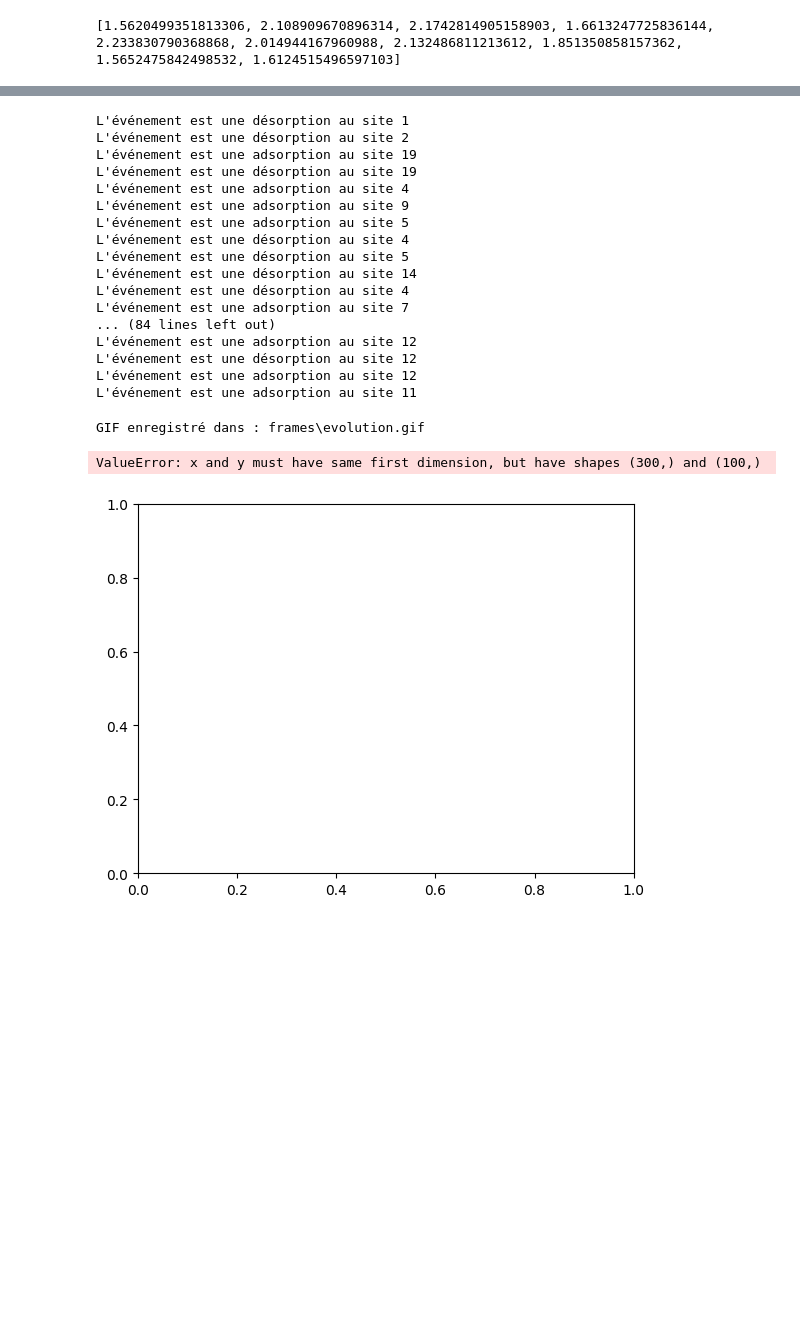
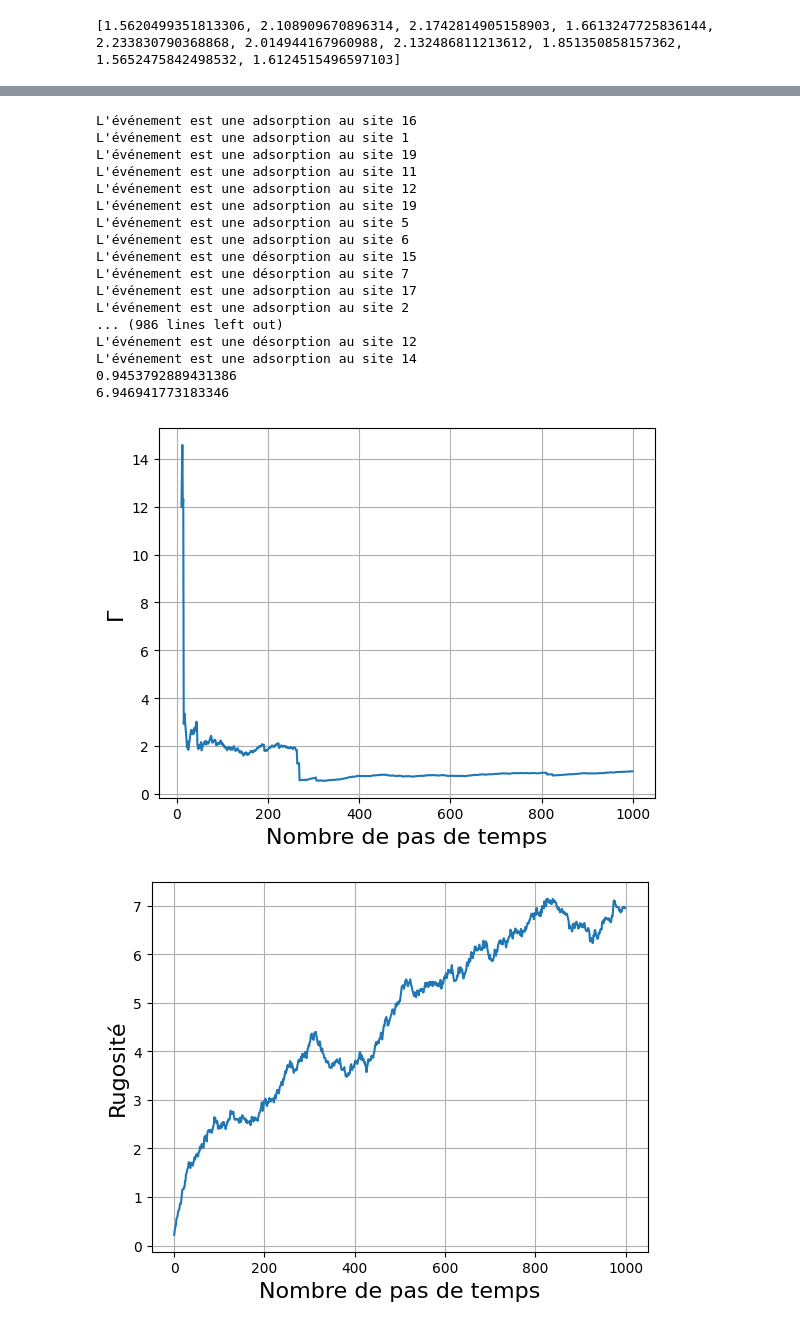
Before and after one commit to gabriel-valsorda/Projet_3_PHS3903, a Jupyter notebook: tests.ipynb, the cells around one changed output, grey strips where cells are left out. Cells and saved outputs as stored; diff of their text form; code cells hidden in the pictures; blank space fills up the shorter version.

```diff
--- a/tests.ipynb
+++ b/tests.ipynb
@@ -169,45 +159,47 @@ fig.show()
 # %%
+nb_passimu=1000
 x=20
-y=50
-hauteur_substrat=10
+y=100
+hauteur_substrat=20
 grid = domain.create_grid(x,y,hauteur_substrat)
 interpreter.save_graph(grid,0,0)
-a,b,c=KMC2D(grid,liste_kT[0],liste_deltamu[0],nb_pas_temps,True,True,True)
+a,b,c=KMC2D(grid,liste_kT[-1],liste_deltamu[-1],nb_passimu,True,True,True)
+print(c[0][-1])
+print(c[1][-1])
 # %% [output]
-L'événement est une désorption au site 1
-L'événement est une désorption au site 2
+L'événement est une adsorption au site 16
+L'événement est une adsorption au site 1
 L'événement est une adsorption au site 19
-L'événement est une désorption au site 19
-L'événement est une adsorption au site 4
-L'événement est une adsorption au site 9
+L'événement est une adsorption au site 11
+L'événement est une adsorption au site 12
+L'événement est une adsorption au site 19
 L'événement est une adsorption au site 5
-L'événement est une désorption au site 4
-L'événement est une désorption au site 5
-L'événement est une désorption au site 14
-L'événement est une désorption au site 4
-L'événement est une adsorption au site 7
-... (84 lines left out)
-L'événement est une adsorption au site 12
+L'événement est une adsorption au site 6
+L'événement est une désorption au site 15
+L'événement est une désorption au site 7
+L'événement est une adsorption au site 17
+L'événement est une adsorption au site 2
+... (986 lines left out)
 L'événement est une désorption au site 12
-L'événement est une adsorption au site 12
-L'événement est une adsorption au site 11
+L'événement est une adsorption au site 14
+0.9453792889431386
+6.946941773183346
 # %%
-interpreter.creer_gif("frames",fps=20)
-axe_x=[i for i in range(300)]
+# interpreter.creer_gif("frames",fps=20)
+axe_x=[i for i in range(nb_passimu)]
 fig,ax=plt.subplots()
-ax.plot(axe_x,c[0])
+ax.plot(axe_x[10:],c[0][10:])
 ax.grid()
-ax.set_xlabel("Itération",fontsize=16)
+ax.set_xlabel("Nombre de pas de temps",fontsize=16)
 ax.set_ylabel("Γ",fontsize=16)
 fig.show()
 
 fig,ax=plt.subplots()
 ax.plot(axe_x,c[1])
-ax.set_xlabel("Itération",fontsize=16)
+ax.set_xlabel("Nombre de pas de temps",fontsize=16)
 ax.set_ylabel("Rugosité",fontsize=16)
 ax.grid()
 fig.show()
 # %% [output]
-GIF enregistré dans : frames\evolution.gif
-ValueError: x and y must have same first dimension, but have shapes (300,) and (100,)
-[figure, old version]
+[figure, new version]
+[figure, added]
```
Also changed, not shown: parts of 4 cells of this notebook, 1 other file.
